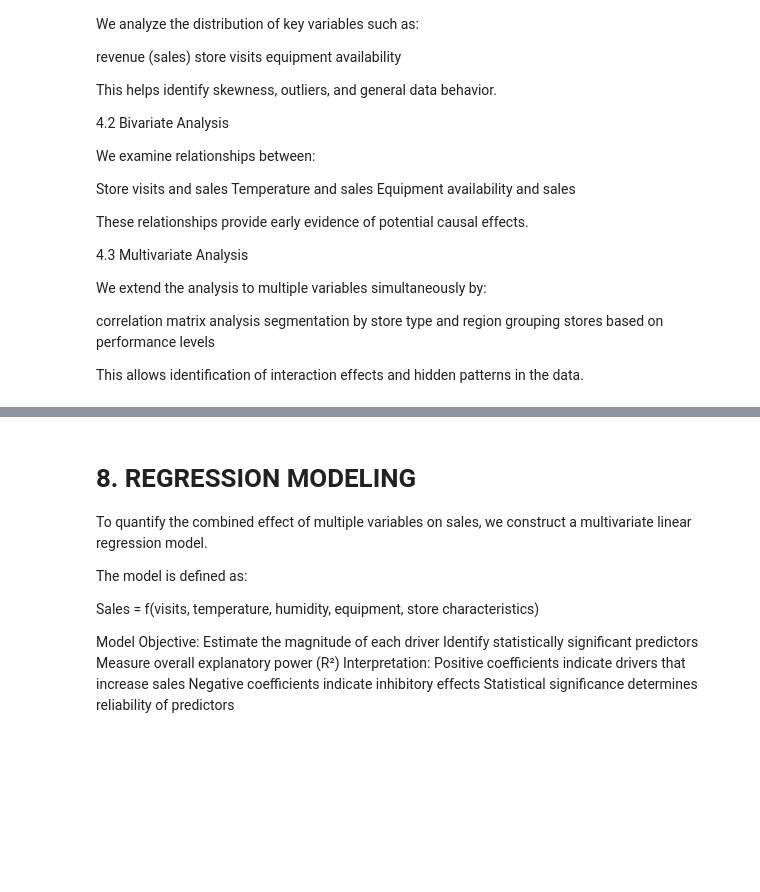
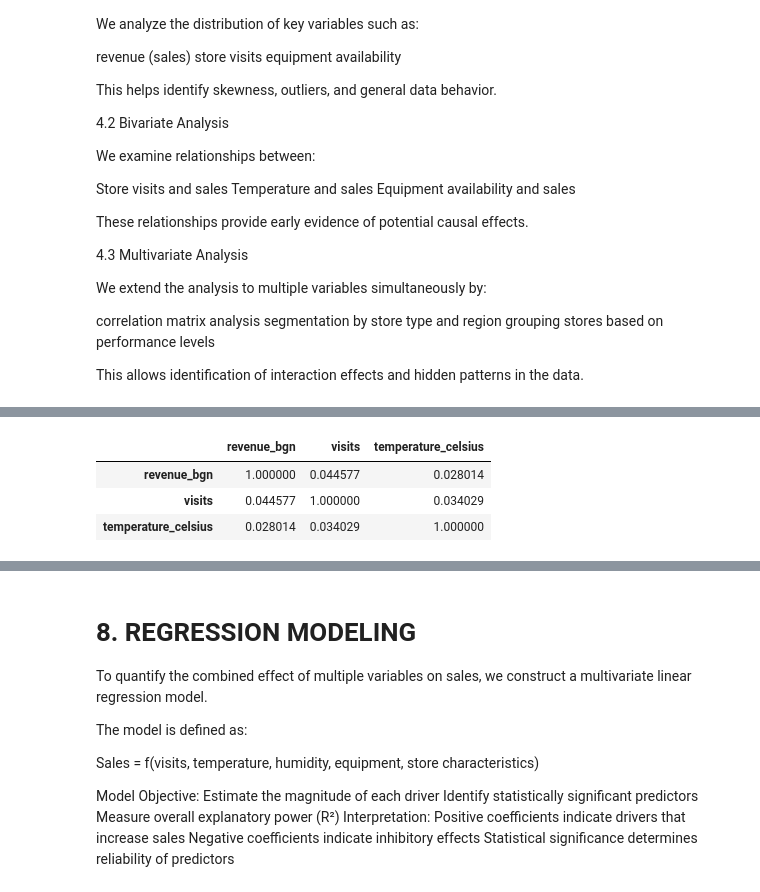
Before and after one commit to BobbySU/Data-Science, a Jupyter notebook: Final Exam Project/New Project 2026.ipynb, the cells around one changed output, grey strips where cells are left out. Cells and saved outputs as stored; diff of their text form; code cells hidden in the pictures; blank space fills up the shorter version.

```diff
--- a/Final Exam Project/New Project 2026.ipynb
+++ b/Final Exam Project/New Project 2026.ipynb
@@ -582,0 +553,7 @@ Each hypothesis is evaluated based on p-values and statistical significance thre
+# %%
+df[["revenue_bgn","visits","temperature_celsius"]].corr()
+# %% [output]
+|  | revenue_bgn | visits | temperature_celsius |
+| revenue_bgn | 1.000000 | 0.044577 | 0.028014 |
+| visits | 0.044577 | 1.000000 | 0.034029 |
+| temperature_celsius | 0.028014 | 0.034029 | 1.000000 |
```
Also changed, not shown: parts of 17 cells of this notebook.
